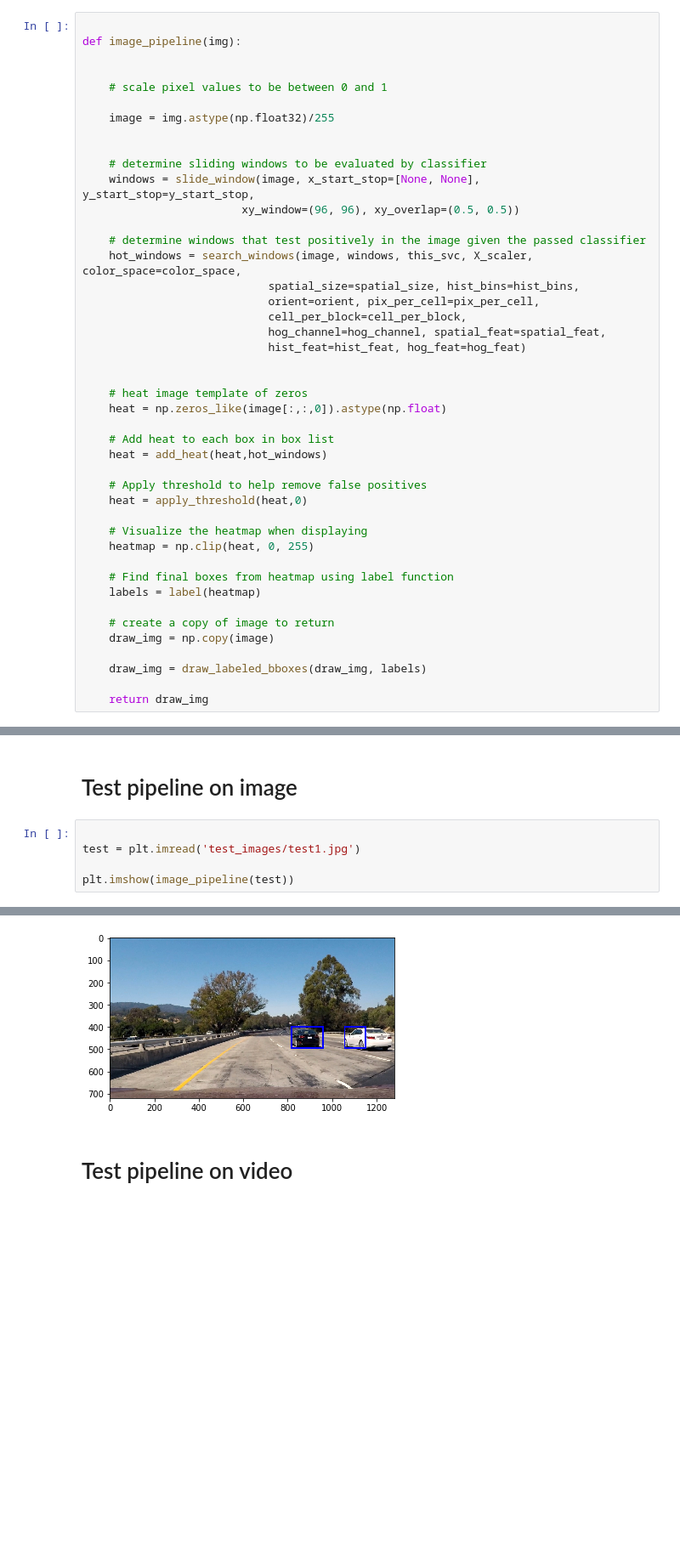
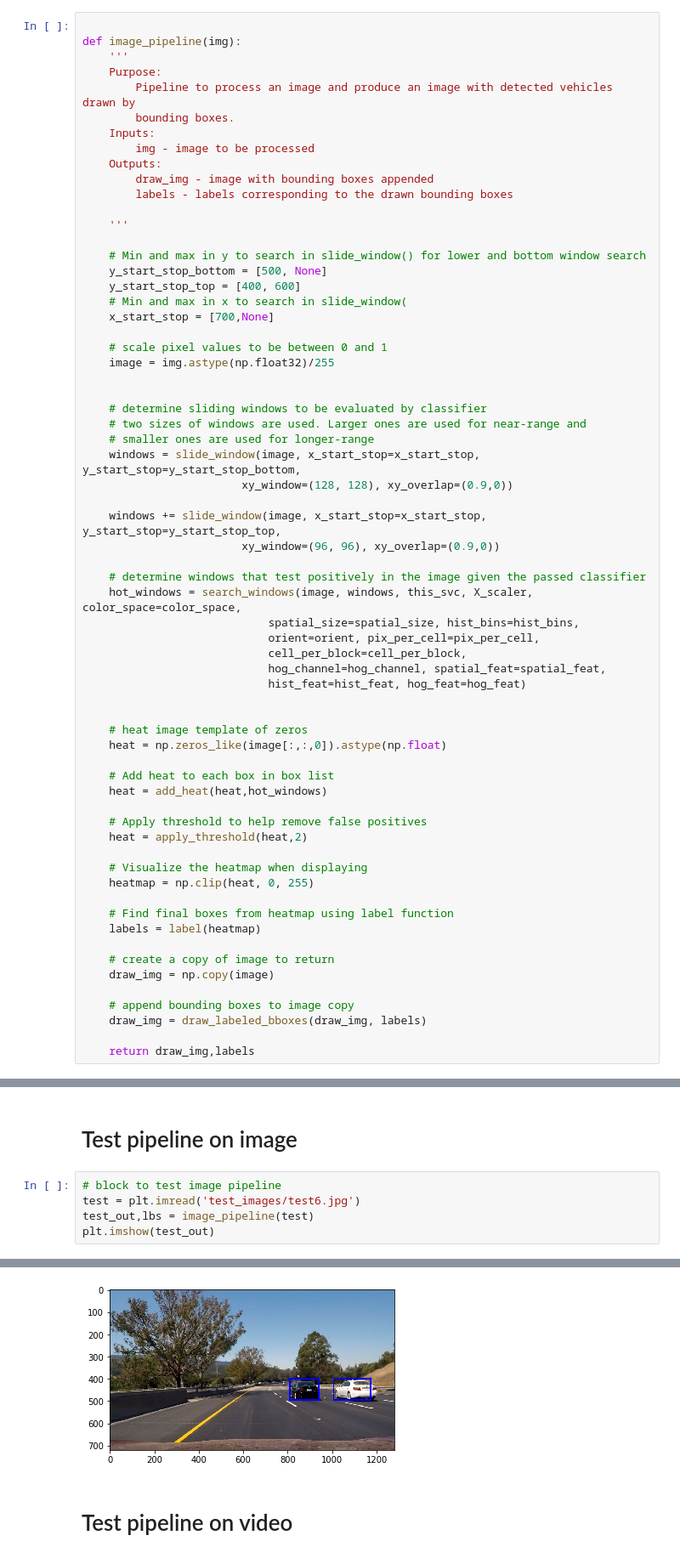
Before and after one commit to BrendanSchell/SDCND_P5, a Jupyter notebook: P5_Workbook.ipynb, the cells around one changed output, grey strips where cells are left out. Shown at 85% size. Drawn from its saved outputs; the diff is of its cells as text; blank space fills up the shorter version.

```diff
--- a/P5_Workbook.ipynb
+++ b/P5_Workbook.ipynb
@@ -459,16 +583,36 @@ fig.tight_layout()
 # %%
 
 def image_pipeline(img):
+    '''
+    Purpose:
+        Pipeline to process an image and produce an image with detected vehicles drawn by
+        bounding boxes.
+    Inputs:
+        img - image to be processed
+    Outputs:
+        draw_img - image with bounding boxes appended
+        labels - labels corresponding to the drawn bounding boxes
 
+    '''
+
+    # Min and max in y to search in slide_window() for lower and bottom window search
+    y_start_stop_bottom = [500, None]
+    y_start_stop_top = [400, 600]
+    # Min and max in x to search in slide_window(
+    x_start_stop = [700,None]
 
     # scale pixel values to be between 0 and 1
-
     image = img.astype(np.float32)/255
 
 
     # determine sliding windows to be evaluated by classifier
-    windows = slide_window(image, x_start_stop=[None, None], y_start_stop=y_start_stop,
-                        xy_window=(96, 96), xy_overlap=(0.5, 0.5))
+    # two sizes of windows are used. Larger ones are used for near-range and
+    # smaller ones are used for longer-range
+    windows = slide_window(image, x_start_stop=x_start_stop, y_start_stop=y_start_stop_bottom,
+                        xy_window=(128, 128), xy_overlap=(0.9,0))
+
+    windows += slide_window(image, x_start_stop=x_start_stop, y_start_stop=y_start_stop_top,
+                        xy_window=(96, 96), xy_overlap=(0.9,0))
 
     # determine windows that test positively in the image given the passed classifier
     hot_windows = search_windows(image, windows, this_svc, X_scaler, color_space=color_space,
@@ -486,7 +630,7 @@ def image_pipeline(img):
     heat = add_heat(heat,hot_windows)
 
     # Apply threshold to help remove false positives
-    heat = apply_threshold(heat,0)
+    heat = apply_threshold(heat,2)
 
     # Visualize the heatmap when displaying
     heatmap = np.clip(heat, 0, 255)
@@ -497,7 +641,8 @@ def image_pipeline(img):
     # create a copy of image to return
     draw_img = np.copy(image)
 
+    # append bounding boxes to image copy
     draw_img = draw_labeled_bboxes(draw_img, labels)
 
-    return draw_img
+    return draw_img,labels
 # %%
@@ -546,13 +732,13 @@ def video_pipeline(img):
 # %% [markdown]
 # Test pipeline on image
 # %%
-
-test = plt.imread('test_images/test1.jpg')
-
-plt.imshow(image_pipeline(test))
+# block to test image pipeline
+test = plt.imread('test_images/test6.jpg')
+test_out,lbs = image_pipeline(test)
+plt.imshow(test_out)
 # %% [output]
 <matplotlib.image.AxesImage at 0x...>
-[figure, old version]
+[figure, new version]
 # %% [markdown]
 # Test pipeline on video
 # %%
```
Also changed, not shown: parts of 14 cells of this notebook.
